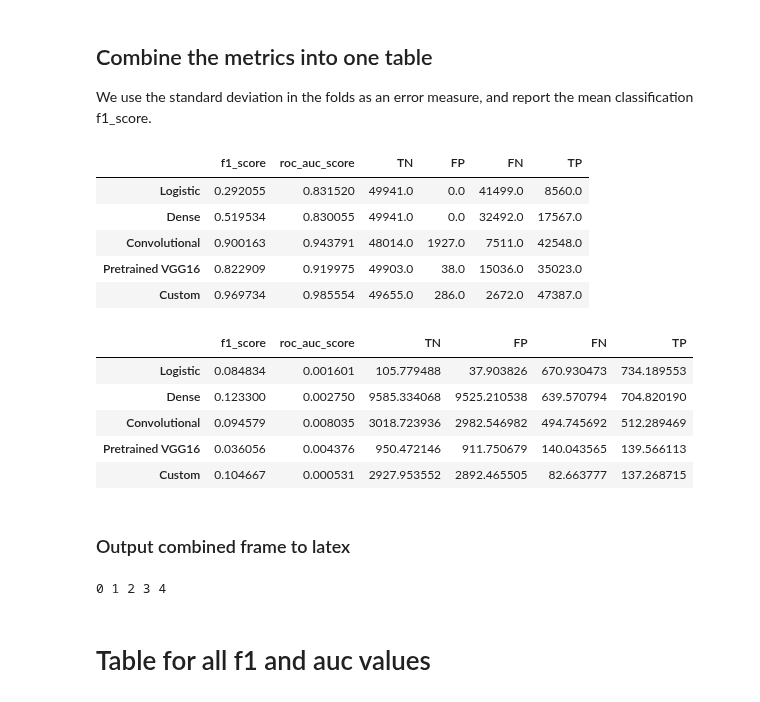
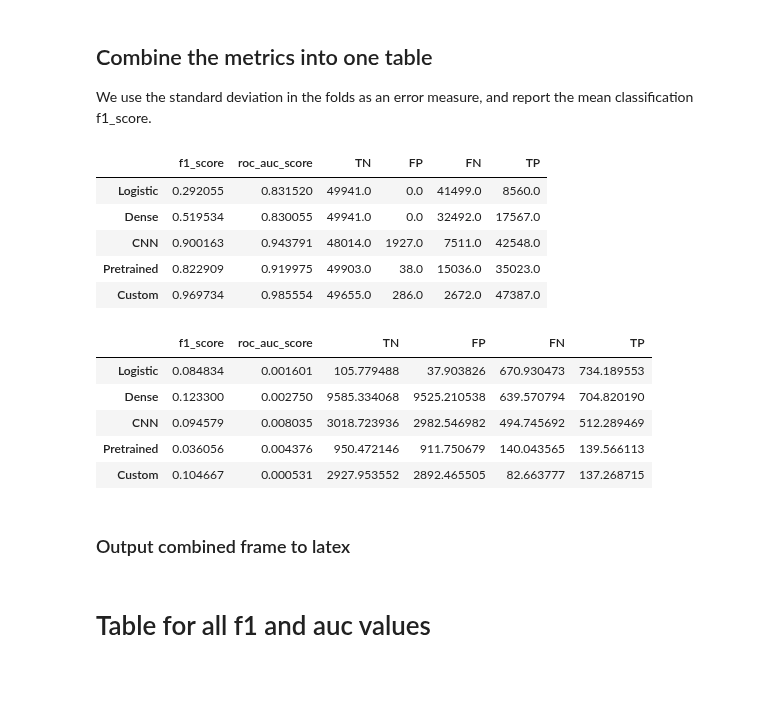
Before and after one commit to geirtul/master_analysis, a Jupyter notebook: notebooks/results/classification_simulated.ipynb, the cells around one changed output. Cells and saved outputs as stored; diff of their text form; code cells hidden in the pictures.

```diff
--- a/notebooks/results/classification_simulated.ipynb
+++ b/notebooks/results/classification_simulated.ipynb
@@ -194,8 +179,8 @@ all_means = pd.DataFrame(
     index={
         'log_mean': 'Logistic',
         'dense_mean': 'Dense',
-        'cnn_mean': 'Convolutional',
-        'pretrained_mean': 'Pretrained VGG16',
+        'cnn_mean': 'CNN',
+        'pretrained_mean': 'Pretrained',
         'custom_mean': 'Custom',
     }
 )
@@ -212,8 +197,8 @@ all_std = pd.DataFrame(
     index={
         'log_std': 'Logistic',
         'dense_std': 'Dense',
-        'cnn_std': 'Convolutional',
-        'pretrained_std': 'Pretrained VGG16',
+        'cnn_std': 'CNN',
+        'pretrained_std': 'Pretrained',
         'custom_std': 'Custom'
     }
 )
@@ -230,8 +215,8 @@ all_test = pd.DataFrame(
     index={
         'log_test': 'Logistic',
         'dense_test': 'Dense',
-        'cnn_test': 'Convolutional',
-        'pretrained_test': 'Pretrained VGG16',
+        'cnn_test': 'CNN',
+        'pretrained_test': 'Pretrained',
         'custom_test': 'Custom',
     }
 )
@@ -402,8 +372,8 @@ all_means_pmod = pd.DataFrame(
     index={
         'log_mean': 'Logistic',
         'dense_mean': 'Dense',
-        'cnn_mean': 'Convolutional',
-        'pretrained_mean': 'Pretrained VGG16',
+        'cnn_mean': 'CNN',
+        'pretrained_mean': 'Pretrained',
         'custom_mean': 'Custom',
     }
 )
@@ -420,8 +390,8 @@ all_std_pmod = pd.DataFrame(
     index={
         'log_std': 'Logistic',
         'dense_std': 'Dense',
-        'cnn_std': 'Convolutional',
-        'pretrained_std': 'Pretrained VGG16',
+        'cnn_std': 'CNN',
+        'pretrained_std': 'Pretrained',
         'custom_std': 'Custom',
     }
 )
@@ -438,8 +408,8 @@ all_test_pmod = pd.DataFrame(
     index={
         'log_test': 'Logistic',
         'dense_test': 'Dense',
-        'cnn_test': 'Convolutional',
-        'pretrained_test': 'Pretrained VGG16',
+        'cnn_test': 'CNN',
+        'pretrained_test': 'Pretrained',
         'custom_test': 'Custom',
     }
 )
@@ -611,8 +573,8 @@ all_means_imbalanced = pd.DataFrame(
     index={
         'log_mean': 'Logistic',
         'dense_mean': 'Dense',
-        'cnn_mean': 'Convolutional',
-        'pretrained_mean': 'Pretrained VGG16',
+        'cnn_mean': 'CNN',
+        'pretrained_mean': 'Pretrained',
         'custom_mean': 'Custom',
     }
 )
@@ -626,45 +588,45 @@ all_std_imbalanced = pd.DataFrame(
     ]
 ).rename(
     index={
         'log_std': 'Logistic',
         'dense_std': 'Dense',
-        'cnn_std': 'Convolutional',
-        'pretrained_std': 'Pretrained VGG16',
+        'cnn_std': 'CNN',
+        'pretrained_std': 'Pretrained',
         'custom_std': 'Custom',
     }
 )
 all_test_imbalanced = pd.DataFrame(
     [
         log_test.iloc[0][['f1_score', 'roc_auc_score', 'TN', 'FP', 'FN', 'TP']],
         dense_test.iloc[0][['f1_score', 'roc_auc_score', 'TN', 'FP', 'FN', 'TP']],
         cnn_test.iloc[0][['f1_score', 'roc_auc_score', 'TN', 'FP', 'FN', 'TP']],
         pretrained_test.iloc[0][['f1_score', 'roc_auc_score', 'TN', 'FP', 'FN', 'TP']],
         custom_test.iloc[0][['f1_score', 'roc_auc_score', 'TN', 'FP', 'FN', 'TP']],
     ]
 ).rename(
     index={
         'log_test': 'Logistic',
         'dense_test': 'Dense',
-        'cnn_test': 'Convolutional',
-        'pretrained_test': 'Pretrained VGG16',
+        'cnn_test': 'CNN',
+        'pretrained_test': 'Pretrained',
         'custom_test': 'Custom',
     }
 )
 #display(all_means_imbalanced)
 display(all_test_imbalanced)
 display(all_std_imbalanced)
 # %% [output]
 |  | f1_score | roc_auc_score | TN | FP | FN | TP |
 | Logistic | 0.292055 | 0.831520 | 49941.0 | 0.0 | 41499.0 | 8560.0 |
 | Dense | 0.519534 | 0.830055 | 49941.0 | 0.0 | 32492.0 | 17567.0 |
-| Convolutional | 0.900163 | 0.943791 | 48014.0 | 1927.0 | 7511.0 | 42548.0 |
-| Pretrained VGG16 | 0.822909 | 0.919975 | 49903.0 | 38.0 | 15036.0 | 35023.0 |
+| CNN | 0.900163 | 0.943791 | 48014.0 | 1927.0 | 7511.0 | 42548.0 |
+| Pretrained | 0.822909 | 0.919975 | 49903.0 | 38.0 | 15036.0 | 35023.0 |
 | Custom | 0.969734 | 0.985554 | 49655.0 | 286.0 | 2672.0 | 47387.0 |
 |  | f1_score | roc_auc_score | TN | FP | FN | TP |
 | Logistic | 0.084834 | 0.001601 | 105.779488 | 37.903826 | 670.930473 | 734.189553 |
 | Dense | 0.123300 | 0.002750 | 9585.334068 | 9525.210538 | 639.570794 | 704.820190 |
-| Convolutional | 0.094579 | 0.008035 | 3018.723936 | 2982.546982 | 494.745692 | 512.289469 |
-| Pretrained VGG16 | 0.036056 | 0.004376 | 950.472146 | 911.750679 | 140.043565 | 139.566113 |
+| CNN | 0.094579 | 0.008035 | 3018.723936 | 2982.546982 | 494.745692 | 512.289469 |
+| Pretrained | 0.036056 | 0.004376 | 950.472146 | 911.750679 | 140.043565 | 139.566113 |
 | Custom | 0.104667 | 0.000531 | 2927.953552 | 2892.465505 | 82.663777 | 137.268715 |
 # %% [markdown]
 ### Output combined frame to latex
@@ -693,8 +655,6 @@ label = "tab:classification-simulated-pixelmod-f1-auc"
 with open(fname, "w") as fp:
     pd.set_option('display.max_colwidth', -1)
     f1_auc_df.to_latex(fp, escape=False, caption=caption, label=label, index=True)
-# %% [output]
-0 1 2 3 4
 # %% [markdown]
 # Table for all f1 and auc values
 # %%
```
Also changed, not shown: parts of 19 cells of this notebook, 2 other files.
